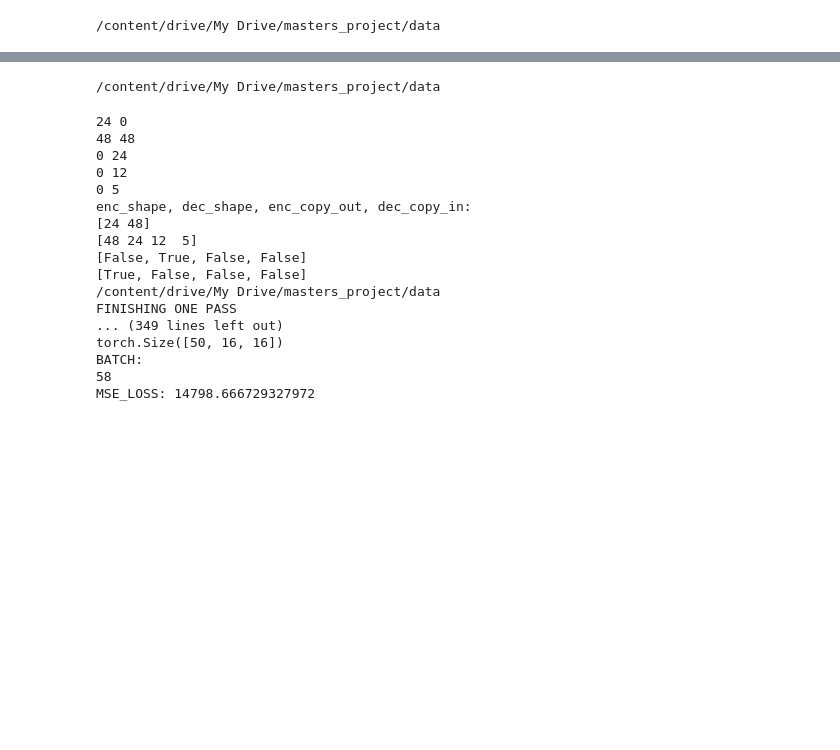
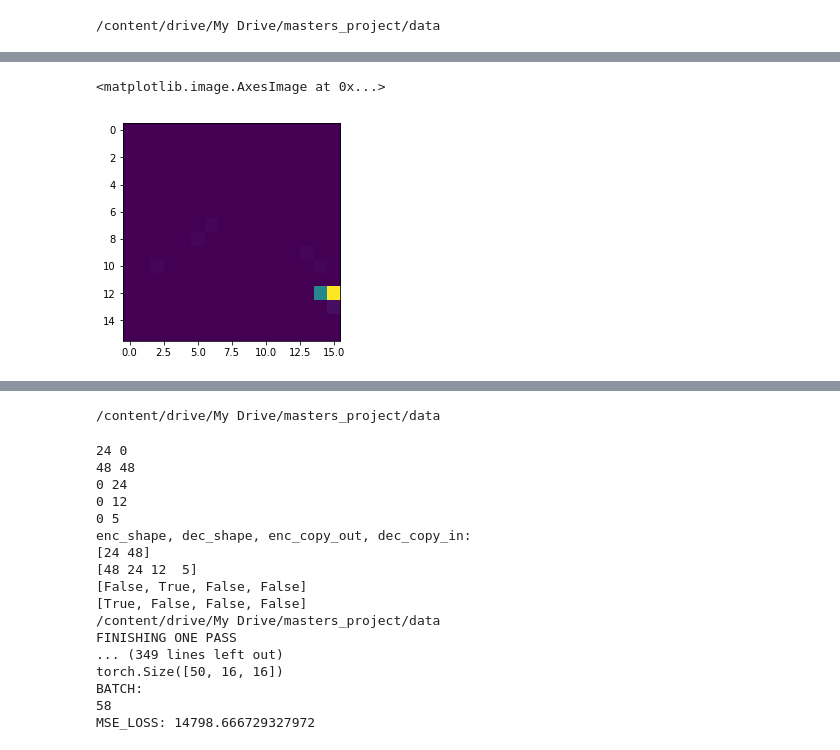
Before and after one commit to Garethlomax/acse-9-independent-research-project-Garethlomax, a Jupyter notebook: full_data.ipynb, the cells around one changed output, grey strips where cells are left out. Cells and saved outputs as stored; diff of their text form; code cells hidden in the pictures; blank space fills up the shorter version.

```diff
--- a/full_data.ipynb
+++ b/full_data.ipynb
@@ -1167,0 +1231,5 @@ train = HDF5Dataset_with_avgs('data_prio_run_test4.hdf5', index_map,avg, std, ap
+# %%
+plt.imshow(tru[0])
+# %% [output]
+<matplotlib.image.AxesImage at 0x...>
+[figure, added]
```
Also changed, not shown: parts of 16 cells of this notebook.
